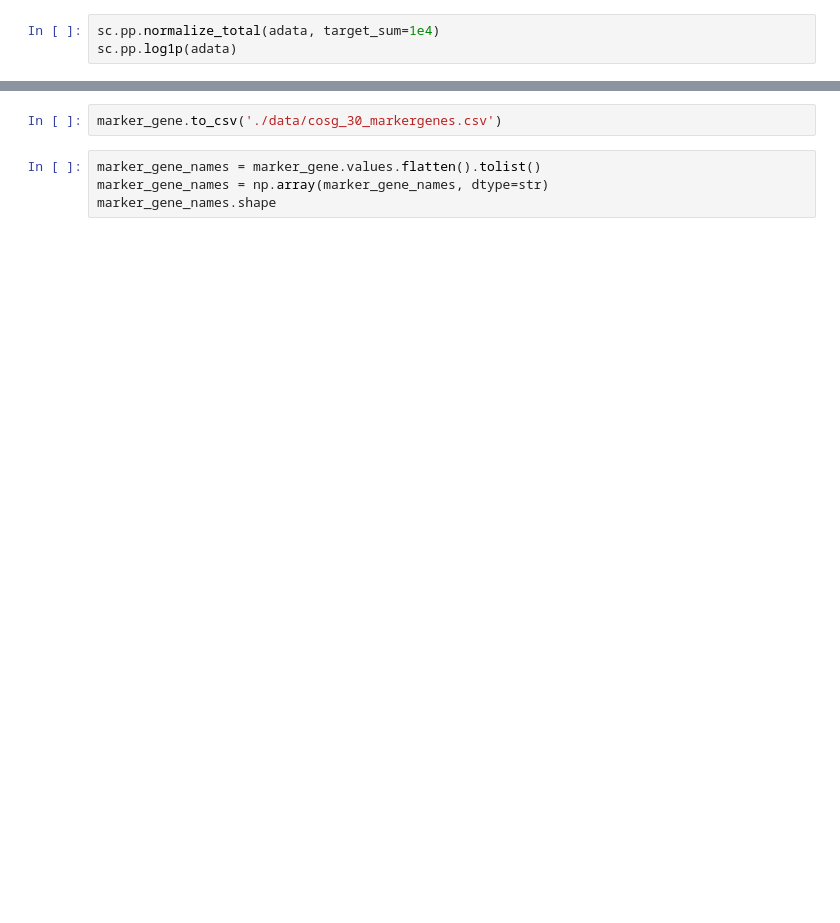
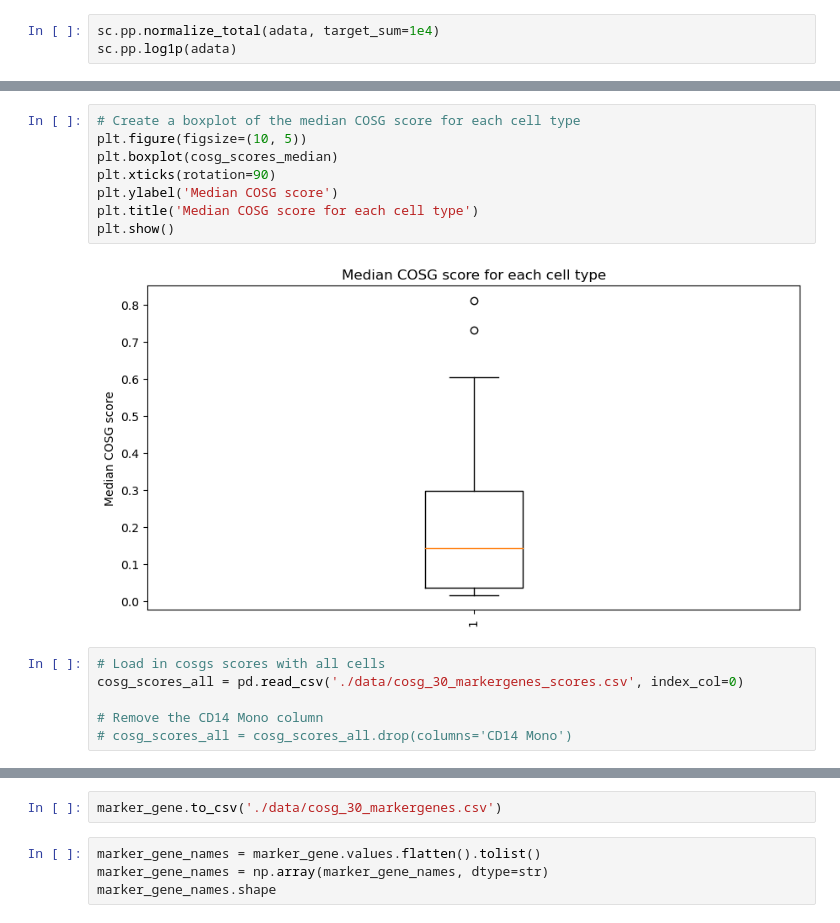
Before and after one commit to brmprnk/jointomicscomp, a Jupyter notebook: cogs.ipynb, the cells around one changed output, grey strips where cells are left out. Drawn from its saved outputs; the diff is of its cells as text; blank space fills up the shorter version.

```diff
--- a/cogs.ipynb
+++ b/cogs.ipynb
@@ -92,0 +176,16 @@ print(runtime_cosg)
+# %%
+# Create a boxplot of the median COSG score for each cell type
+plt.figure(figsize=(10, 5))
+plt.boxplot(cosg_scores_median)
+plt.xticks(rotation=90)
+plt.ylabel('Median COSG score')
+plt.title('Median COSG score for each cell type')
+plt.show()
+# %% [output]
+[figure, added]
+# %%
+# Load in cosgs scores with all cells
+cosg_scores_all = pd.read_csv('./data/cosg_30_markergenes_scores.csv', index_col=0)
+
+# Remove the CD14 Mono column
+# cosg_scores_all = cosg_scores_all.drop(columns='CD14 Mono')
```
Also changed, not shown: parts of 15 cells of this notebook.
